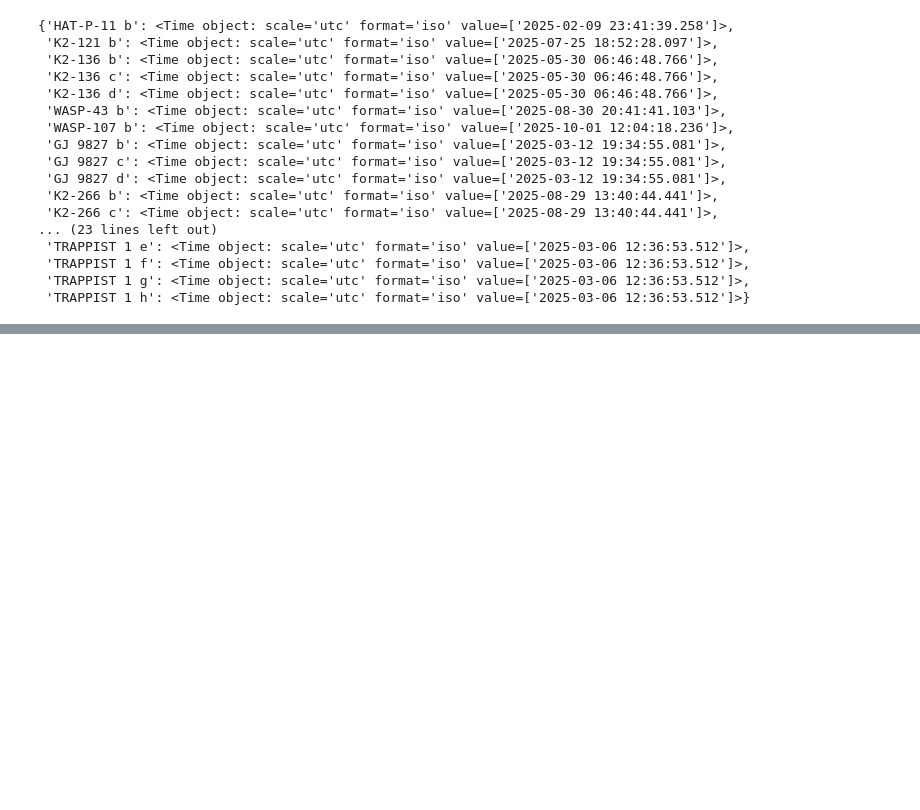
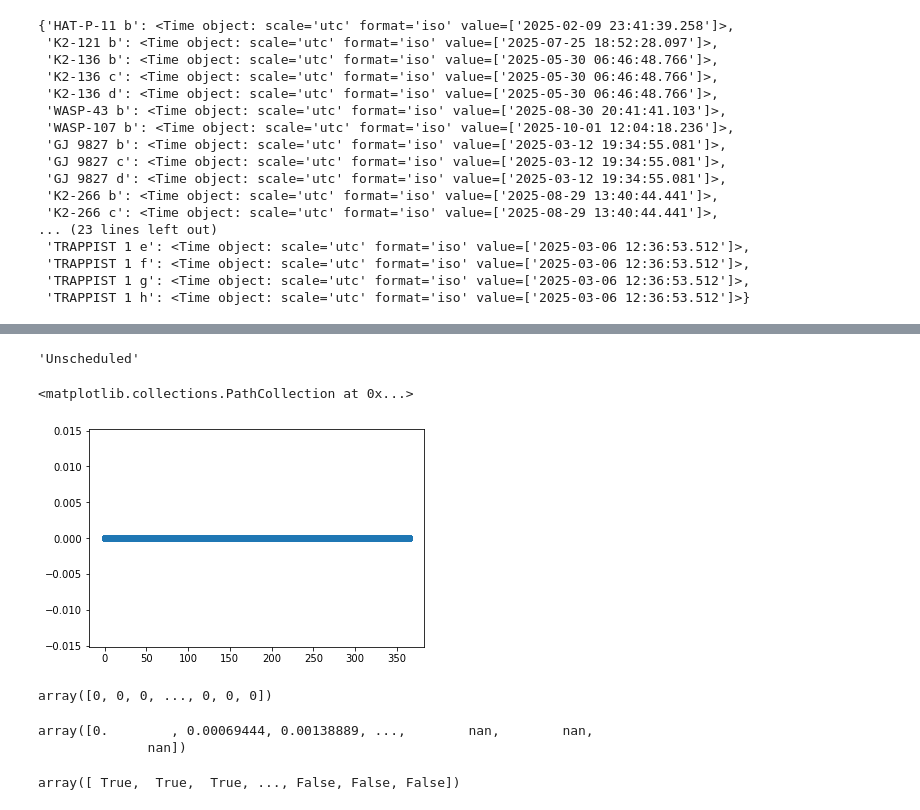
Before and after one commit to mrtommyb/Pandora_observing, a Jupyter notebook: notebooks/mock_observing_calendar.ipynb, the cells around one changed output, grey strips where cells are left out. Drawn from its saved outputs; the diff is of its cells as text; code cells hidden in the pictures; blank space fills up the shorter version.

```diff
--- a/notebooks/mock_observing_calendar.ipynb
+++ b/notebooks/mock_observing_calendar.ipynb
@@ -162,0 +226,23 @@ array([  4.54534828,   9.43315072,  14.32095316,  19.2087556 ,
+# %%
+yticklabels[i]
+# %% [output]
+'Unscheduled'
+# %%
+plt.scatter(np.where(open_times,np.arange(minutes_in_a_year)/1440, np.nan),
+         np.repeat(0, len(open_times)))
+# %% [output]
+<matplotlib.collections.PathCollection at 0x...>
+[figure, added]
+# %%
+np.repeat(0, len(open_times))
+# %% [output]
+array([0, 0, 0, ..., 0, 0, 0])
+# %%
+np.where(open_times,np.arange(minutes_in_a_year)/1440, np.nan)
+# %% [output]
+array([0.        , 0.00069444, 0.00138889, ...,        nan,        nan,
+              nan])
+# %%
+open_times
+# %% [output]
+array([ True,  True,  True, ..., False, False, False])
```
Also changed, not shown: parts of 13 cells of this notebook, 4 other files.
